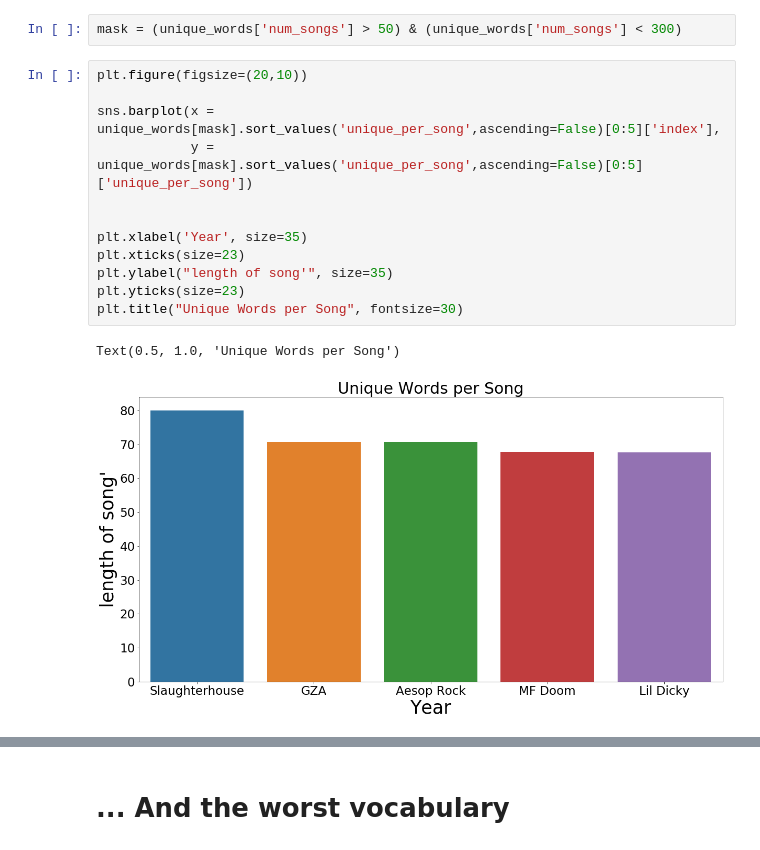
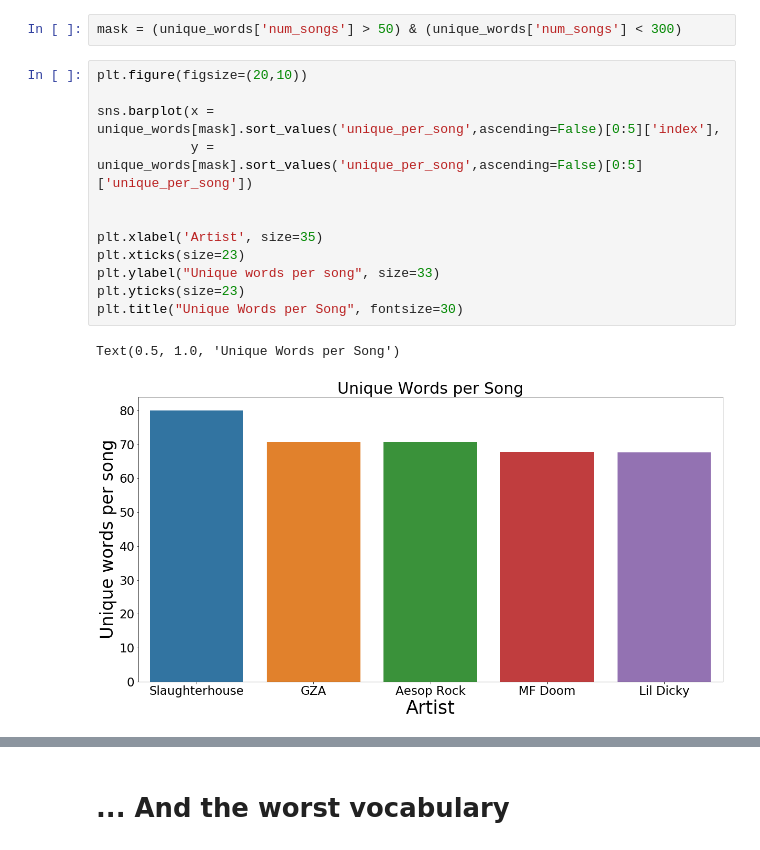
Before and after one commit to celehman44/Rap_Lyrics_Analysis, a Jupyter notebook: 10_EDA.ipynb, the cells around one changed output, grey strips where cells are left out. Drawn from its saved outputs; the diff is of its cells as text.

```diff
--- a/10_EDA.ipynb
+++ b/10_EDA.ipynb
@@ -513,15 +533,15 @@ mask = (unique_words['num_songs'] > 50) & (unique_words['num_songs'] < 300)
 # %%
 plt.figure(figsize=(20,10))
 
 sns.barplot(x = unique_words[mask].sort_values('unique_per_song',ascending=False)[0:5]['index'],
             y = unique_words[mask].sort_values('unique_per_song',ascending=False)[0:5]['unique_per_song'])
 
 
-plt.xlabel('Year', size=35)
+plt.xlabel('Artist', size=35)
 plt.xticks(size=23)
-plt.ylabel("length of song'", size=35)
+plt.ylabel("Unique words per song", size=33)
 plt.yticks(size=23)
 plt.title("Unique Words per Song", fontsize=30)
 # %% [output]
 Text(0.5, 1.0, 'Unique Words per Song')
-[figure, old version]
+[figure, new version]
```
Also changed, not shown: parts of 5 cells of this notebook, 5 other files.
